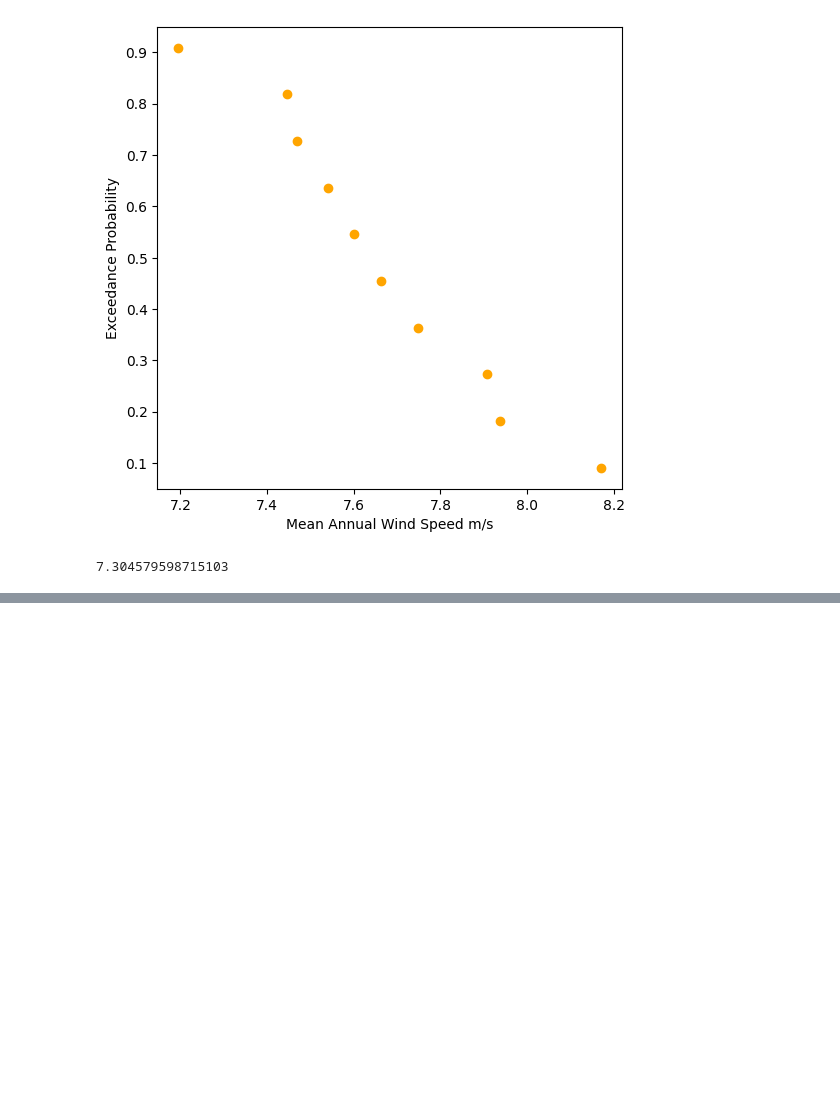
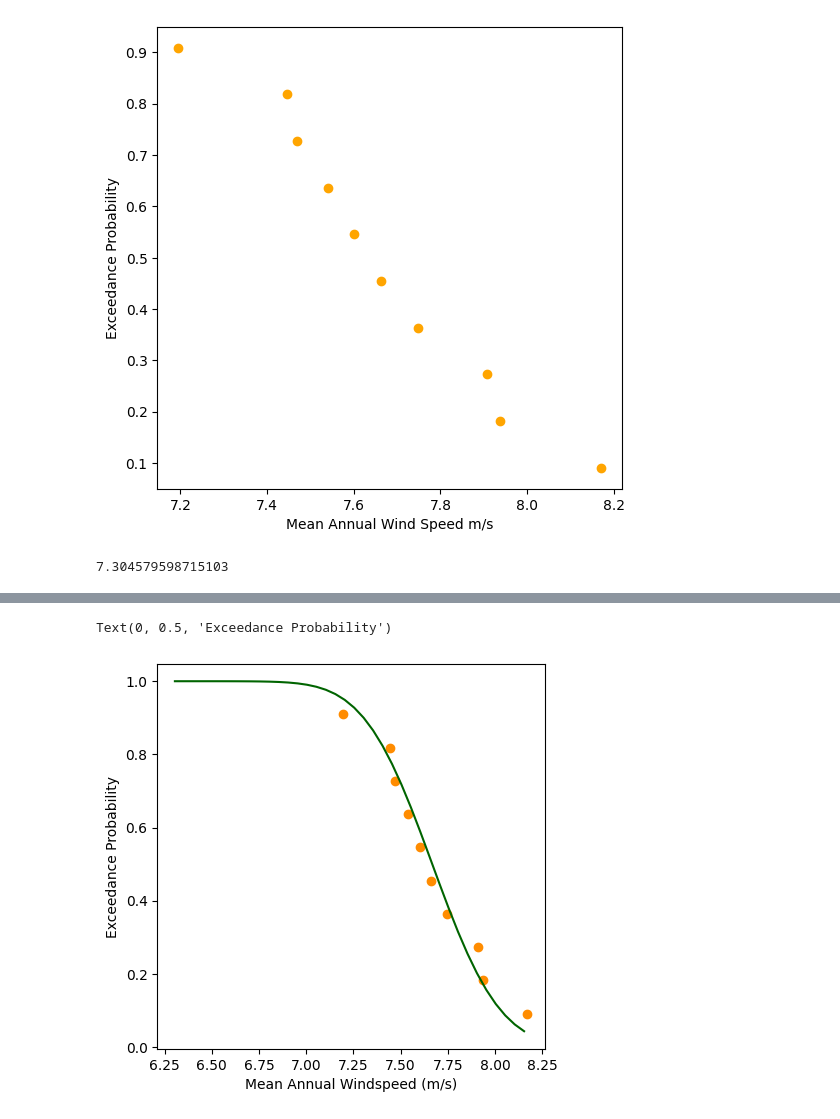
Before and after one commit to sofiagilardini/wind_energy_5, a Jupyter notebook: py3.ipynb, the cells around one changed output, grey strips where cells are left out. Drawn from its saved outputs; the diff is of its cells as text; code cells hidden in the pictures; blank space fills up the shorter version.

```diff
--- a/py3.ipynb
+++ b/py3.ipynb
@@ -268,0 +255,18 @@ windspeeds_df
+# %%
+fig, ax = plt.subplots(figsize = (5, 5))
+
+x = windspeeds_df['windspeeds']
+y = windspeeds_df['Exceedance']
+
+ax.plot(x, y, c = 'darkgreen')
+
+x = P90_df['mean_P']
+y = P90_df['exc_prob']
+
+ax.scatter(x, y, color = 'darkorange')
+
+ax.set_xlabel("Mean Annual Windspeed (m/s)")
+ax.set_ylabel("Exceedance Probability")
+# %% [output]
+Text(0, 0.5, 'Exceedance Probability')
+[figure, added]
```
Also changed, not shown: parts of 7 cells of this notebook, 4 other files.
